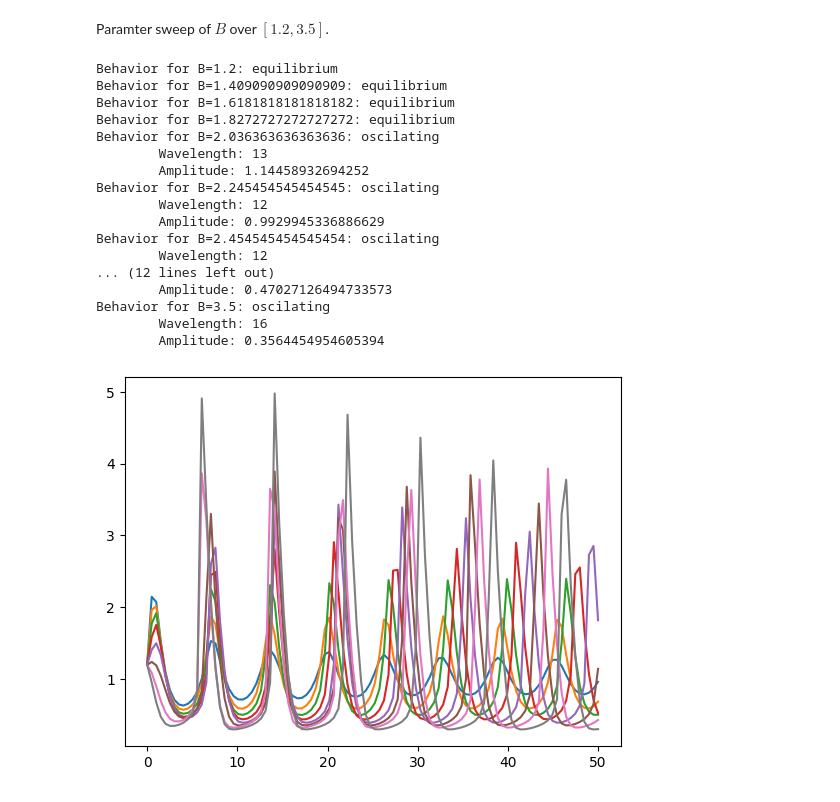
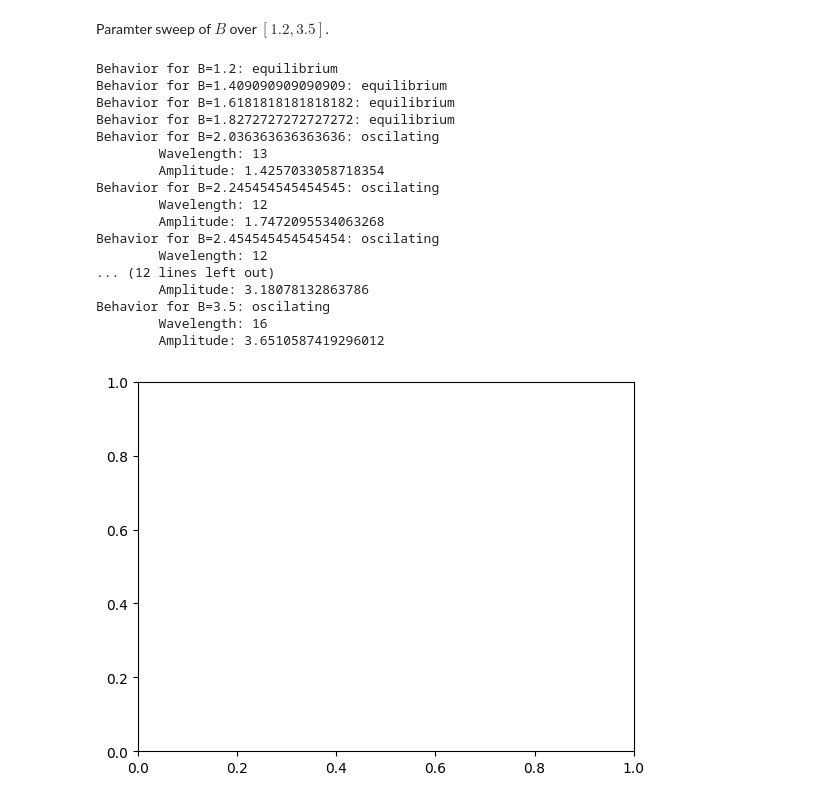
Before and after one commit to EHMD28/learn-scipy, a Jupyter notebook: brusselator_tasks.ipynb, the cells around one changed output. Cells and saved outputs as stored; diff of their text form; code cells hidden in the pictures.

Commit message:
fixed amplitude calculation

```diff
--- a/brusselator_tasks.ipynb
+++ b/brusselator_tasks.ipynb
@@ -45,9 +45,9 @@ def solve(a = A, b = B):
     )
 
 solutions = solve()
-t_solutions = solutions.t.tolist()
-x_solutions = solutions.y[0].tolist()
-y_solutions = solutions.y[1].tolist()
+t_solutions = solutions.t
+x_solutions = solutions.y[0]
+y_solutions = solutions.y[1]
 # %% [markdown]
 Now, it's time to graph the solutions for $x$ and $y$ with respect to $t$.
 # %%
@@ -111,7 +111,7 @@ def classify_behavior(t_sol, x_sol) -> Literal['equilibrium', 'oscilating']:
     else:
         return 'oscilating'
 
-def estimate_value(x, x_values, y_values) -> int:
+def estimate_value(x_idx, x_values, y_values) -> int:
     '''
     Estimates the value of y at x using linear interpolation. Works well
     when x-values are close together.
@@ -121,7 +121,7 @@ def estimate_value(x, x_values, y_values) -> int:
     #
     # I can find the values by getting the first index since each value in
     # x_values in unique.
-    x_1 = np.argmin(np.abs(x_values - x))
+    x_1 = np.argmin(np.abs(x_values - x_values[x_idx]))
     # The next x-value after the closest one.
     x_2 = min(x_1 + 1, len(x_values) - 1)
     y_1 = y_values[x_1]
@@ -142,38 +142,37 @@ B_RANGE = (1.2, 3.5)
 b_start, b_end = B_RANGE
 b_points = np.linspace(b_start, b_end, num=12)
 
 fig, ax = plt.subplots()
 
 for point in b_points:
     solutions = solve(b=point)
-    t_solutions = solutions.t.tolist()
-    x_solutions = solutions.y[0].tolist()
+    t_solutions = solutions.t
+    x_solutions = solutions.y[0]
     behavior = classify_behavior(t_solutions, x_solutions)
     print(f'Behavior for B={point}: {behavior}')
     if behavior == 'oscilating':
         (period, amplitude) = calc_amplitude_and_period(
             x_values=t_solutions,
             y_values=x_solutions
         )
         print(f"\tWavelength: {period}")
         print(f"\tAmplitude: {amplitude}")
-        ax.plot(t_solutions, x_solutions)
 # %% [output]
 Behavior for B=1.2: equilibrium
 Behavior for B=1.409090909090909: equilibrium
 Behavior for B=1.6181818181818182: equilibrium
 Behavior for B=1.8272727272727272: equilibrium
 Behavior for B=2.036363636363636: oscilating
         Wavelength: 13
-        Amplitude: 1.14458932694252
+        Amplitude: 1.4257033058718354
 Behavior for B=2.245454545454545: oscilating
         Wavelength: 12
-        Amplitude: 0.9929945336886629
+        Amplitude: 1.7472095534063268
 Behavior for B=2.454545454545454: oscilating
         Wavelength: 12
 ... (12 lines left out)
-        Amplitude: 0.47027126494733573
+        Amplitude: 3.18078132863786
 Behavior for B=3.5: oscilating
         Wavelength: 16
-        Amplitude: 0.3564454954605394
+        Amplitude: 3.6510587419296012
-[figure, old version]
+[figure, new version]
```
Also changed, not shown: 1 other file.
